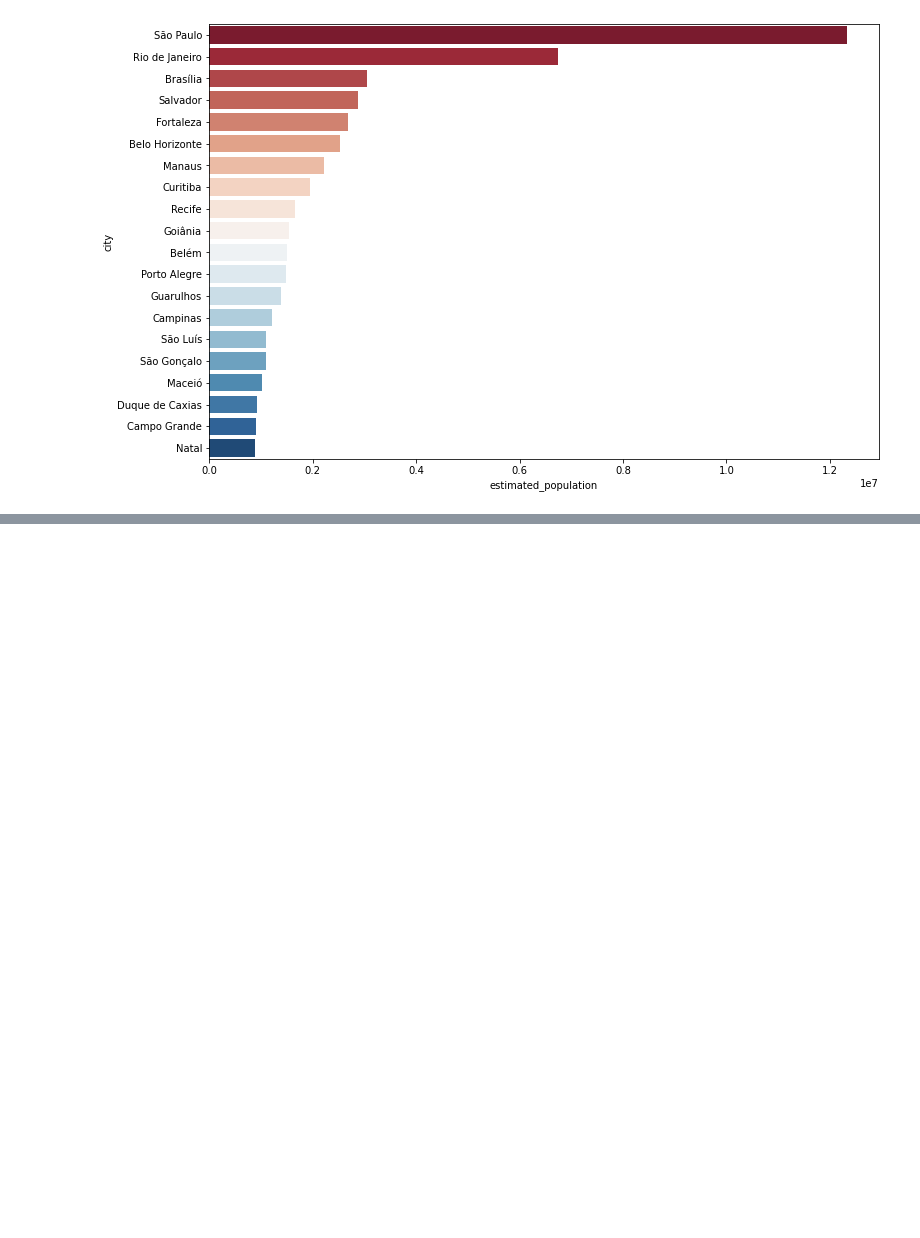
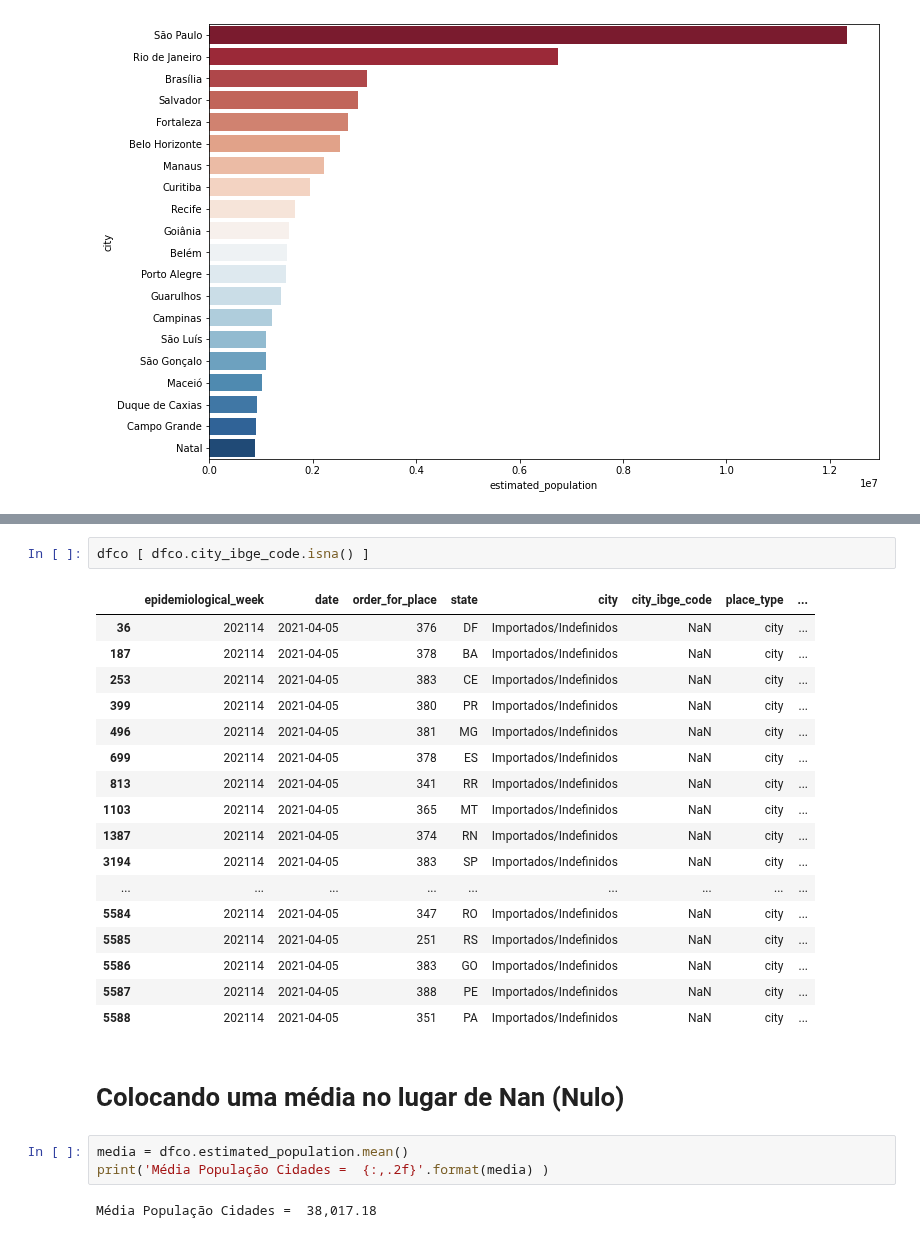
Before and after one commit to vladimiralencar/Alunos-UEPB-TopicosEspeciaisEmBancoDeDados, a Jupyter notebook: Python-Para-Analise-de-Dados/Aula-03-06-Abril-2021-Dataframes-Leitura-Manipulacao-EstatisticaDescritiva-Turma-NOITE-2021.ipynb, the cells around one changed output, grey strips where cells are left out. Cells and saved outputs as stored; diff of their text form; blank space fills up the shorter version.

```diff
--- a/Python-Para-Analise-de-Dados/Aula-03-06-Abril-2021-Dataframes-Leitura-Manipulacao-EstatisticaDescritiva-Turma-NOITE-2021.ipynb
+++ b/Python-Para-Analise-de-Dados/Aula-03-06-Abril-2021-Dataframes-Leitura-Manipulacao-EstatisticaDescritiva-Turma-NOITE-2021.ipynb
@@ -388,0 +423,27 @@ ax = sns.barplot(x='estimated_population', y='city', data=dfp[:20], palette='RdB
+# %%
+dfco [ dfco.city_ibge_code.isna() ]
+# %% [output]
+|  | epidemiological_week | date | order_for_place | state | city | city_ibge_code | place_type | ... |
+| 36 | 202114 | 2021-04-05 | 376 | DF | Importados/Indefinidos | NaN | city | ... |
+| 187 | 202114 | 2021-04-05 | 378 | BA | Importados/Indefinidos | NaN | city | ... |
+| 253 | 202114 | 2021-04-05 | 383 | CE | Importados/Indefinidos | NaN | city | ... |
+| 399 | 202114 | 2021-04-05 | 380 | PR | Importados/Indefinidos | NaN | city | ... |
+| 496 | 202114 | 2021-04-05 | 381 | MG | Importados/Indefinidos | NaN | city | ... |
+| 699 | 202114 | 2021-04-05 | 378 | ES | Importados/Indefinidos | NaN | city | ... |
+| 813 | 202114 | 2021-04-05 | 341 | RR | Importados/Indefinidos | NaN | city | ... |
+| 1103 | 202114 | 2021-04-05 | 365 | MT | Importados/Indefinidos | NaN | city | ... |
+| 1387 | 202114 | 2021-04-05 | 374 | RN | Importados/Indefinidos | NaN | city | ... |
+| 3194 | 202114 | 2021-04-05 | 383 | SP | Importados/Indefinidos | NaN | city | ... |
+| ... | ... | ... | ... | ... | ... | ... | ... | ... |
+| 5584 | 202114 | 2021-04-05 | 347 | RO | Importados/Indefinidos | NaN | city | ... |
+| 5585 | 202114 | 2021-04-05 | 251 | RS | Importados/Indefinidos | NaN | city | ... |
+| 5586 | 202114 | 2021-04-05 | 383 | GO | Importados/Indefinidos | NaN | city | ... |
+| 5587 | 202114 | 2021-04-05 | 388 | PE | Importados/Indefinidos | NaN | city | ... |
+| 5588 | 202114 | 2021-04-05 | 351 | PA | Importados/Indefinidos | NaN | city | ... |
+# %% [markdown]
+# Colocando uma média no lugar de Nan (Nulo)
+# %%
+media = dfco.estimated_population.mean()
+print('Média População Cidades =  {:,.2f}'.format(media) )
+# %% [output]
+Média População Cidades =  38,017.18
```
Also changed, not shown: parts of 14 cells of this notebook, 2 other files.
